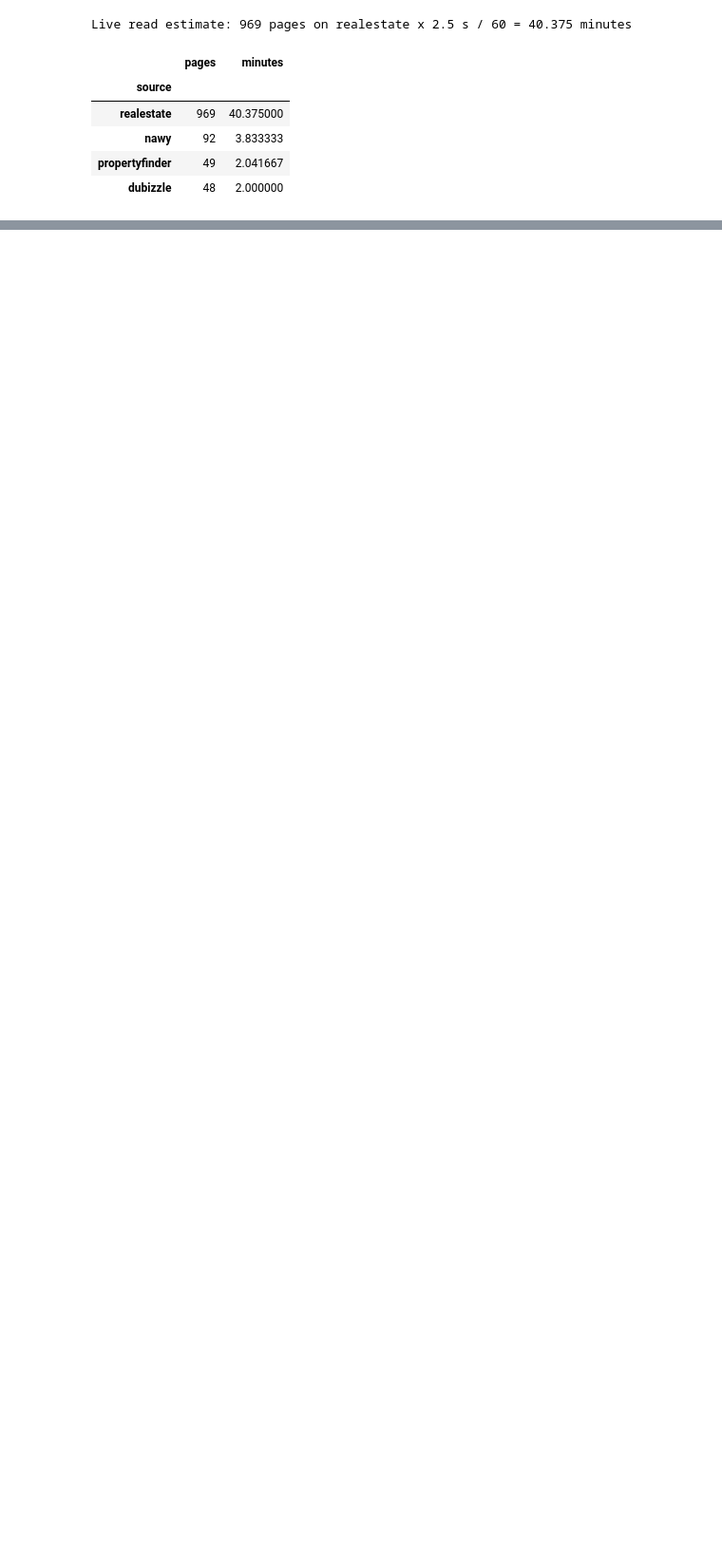
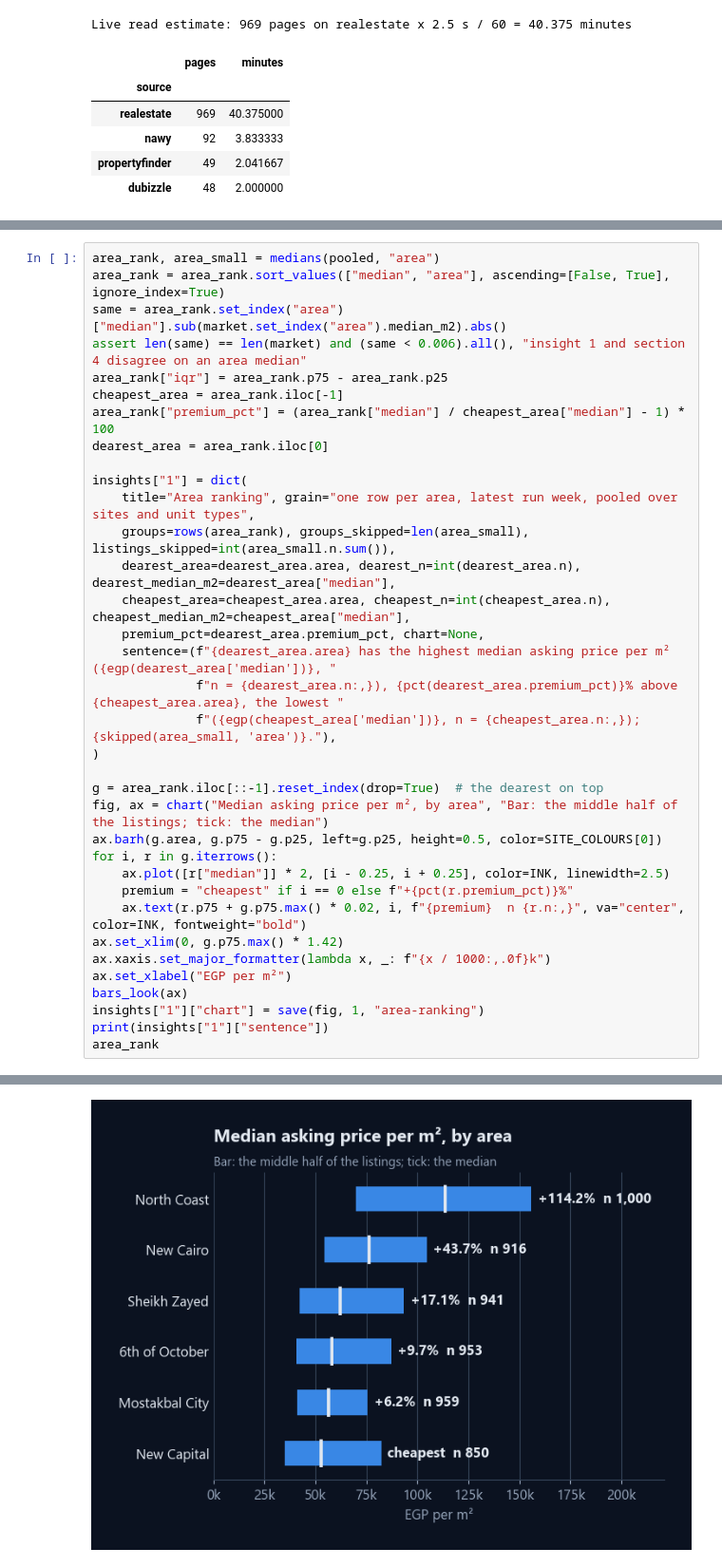
Before and after one commit to omarshalabyy1/egypt-real-estate-prices, a Jupyter notebook: analysis/analysis.ipynb, the cells around one changed output, grey strips where cells are left out. Shown at 95% size. Cells and saved outputs as stored; diff of their text form; blank space fills up the shorter version.

```diff
--- a/analysis/analysis.ipynb
+++ b/analysis/analysis.ipynb
@@ -609,0 +754,36 @@ Live read estimate: 969 pages on realestate x 2.5 s / 60 = 40.375 minutes
+# %%
+area_rank, area_small = medians(pooled, "area")
+area_rank = area_rank.sort_values(["median", "area"], ascending=[False, True], ignore_index=True)
+same = area_rank.set_index("area")["median"].sub(market.set_index("area").median_m2).abs()
+assert len(same) == len(market) and (same < 0.006).all(), "insight 1 and section 4 disagree on an area median"
+area_rank["iqr"] = area_rank.p75 - area_rank.p25
+cheapest_area = area_rank.iloc[-1]
+area_rank["premium_pct"] = (area_rank["median"] / cheapest_area["median"] - 1) * 100
+dearest_area = area_rank.iloc[0]
+
+insights["1"] = dict(
+    title="Area ranking", grain="one row per area, latest run week, pooled over sites and unit types",
+    groups=rows(area_rank), groups_skipped=len(area_small), listings_skipped=int(area_small.n.sum()),
+    dearest_area=dearest_area.area, dearest_n=int(dearest_area.n), dearest_median_m2=dearest_area["median"],
+    cheapest_area=cheapest_area.area, cheapest_n=int(cheapest_area.n), cheapest_median_m2=cheapest_area["median"],
+    premium_pct=dearest_area.premium_pct, chart=None,
+    sentence=(f"{dearest_area.area} has the highest median asking price per m² ({egp(dearest_area['median'])}, "
+              f"n = {dearest_area.n:,}), {pct(dearest_area.premium_pct)}% above {cheapest_area.area}, the lowest "
+              f"({egp(cheapest_area['median'])}, n = {cheapest_area.n:,}); {skipped(area_small, 'area')}."),
+)
+
+g = area_rank.iloc[::-1].reset_index(drop=True)  # the dearest on top
+fig, ax = chart("Median asking price per m², by area", "Bar: the middle half of the listings; tick: the median")
+ax.barh(g.area, g.p75 - g.p25, left=g.p25, height=0.5, color=SITE_COLOURS[0])
+for i, r in g.iterrows():
+    ax.plot([r["median"]] * 2, [i - 0.25, i + 0.25], color=INK, linewidth=2.5)
+    premium = "cheapest" if i == 0 else f"+{pct(r.premium_pct)}%"
+    ax.text(r.p75 + g.p75.max() * 0.02, i, f"{premium}  n {r.n:,}", va="center", color=INK, fontweight="bold")
+ax.set_xlim(0, g.p75.max() * 1.42)
+ax.xaxis.set_major_formatter(lambda x, _: f"{x / 1000:,.0f}k")
+ax.set_xlabel("EGP per m²")
+bars_look(ax)
+insights["1"]["chart"] = save(fig, 1, "area-ranking")
+print(insights["1"]["sentence"])
+area_rank
+# %% [output]
@@ -609,0 +798 @@ Live read estimate: 969 pages on realestate x 2.5 s / 60 = 40.375 minutes
+[figure, added]
```
Also changed, not shown: parts of 42 cells of this notebook, 17 other files.
